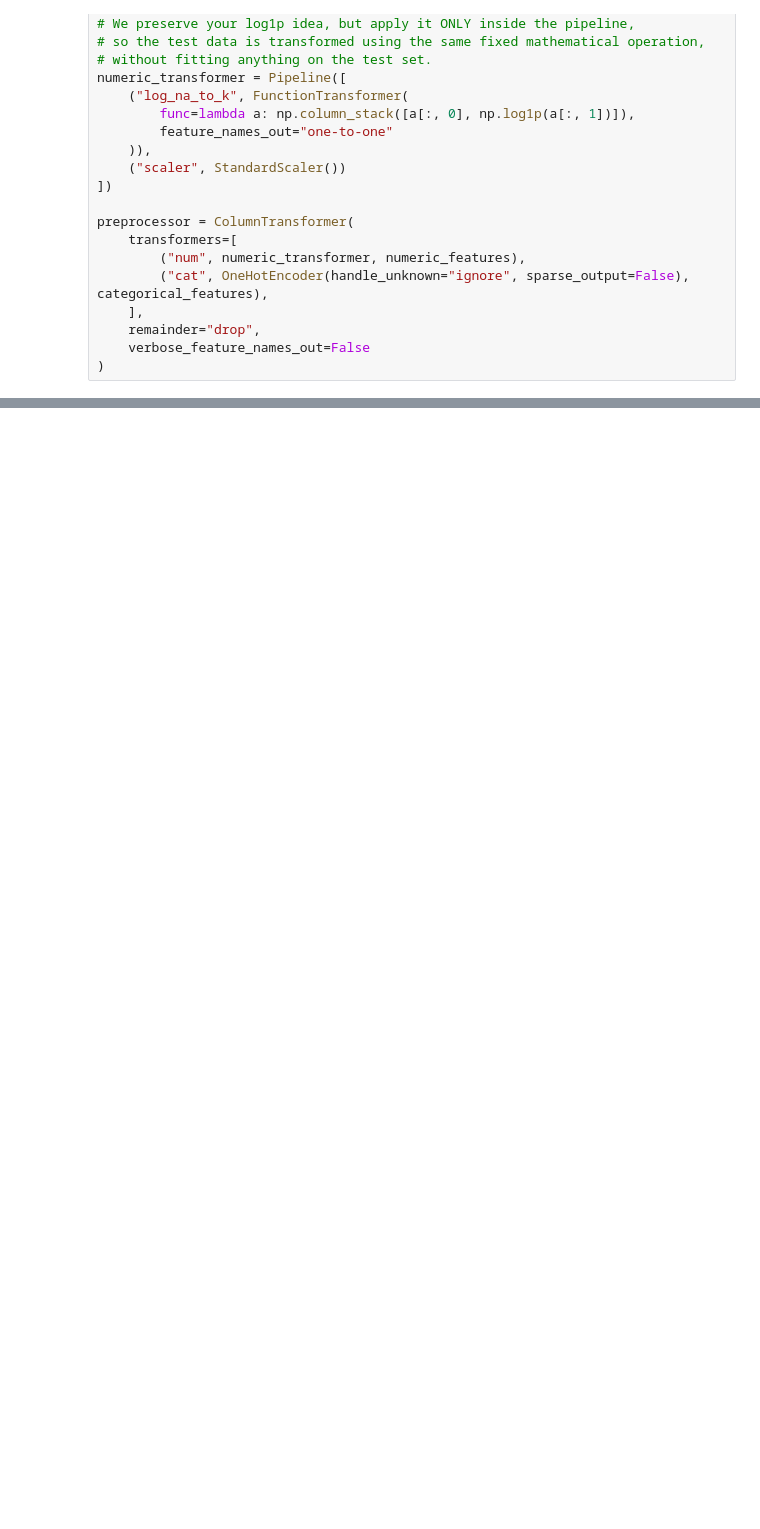
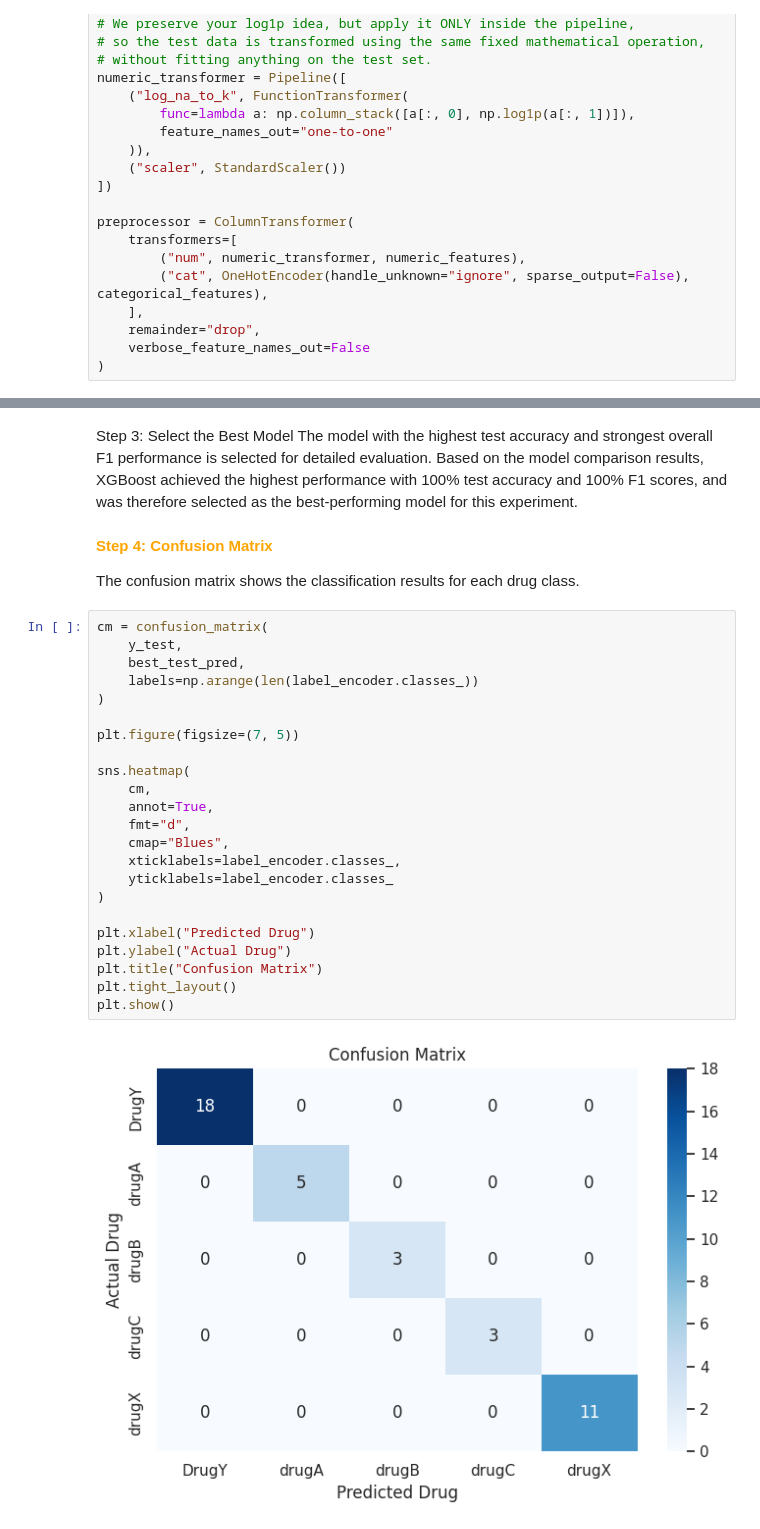
Before and after one commit to Wendmnew/clinical-drug-prediction, a Jupyter notebook: Drug_Type_Prediction.ipynb, the cells around one changed output, grey strips where cells are left out. Cells and saved outputs as stored; diff of their text form; blank space fills up the shorter version.

```diff
--- a/Drug_Type_Prediction.ipynb
+++ b/Drug_Type_Prediction.ipynb
@@ -615,0 +1259,32 @@ assert results, "No models were successfully evaluated."
+# %% [markdown]
+Step 3: Select the Best Model
+The model with the highest test accuracy and strongest overall F1 performance is selected for detailed evaluation. Based on the model comparison results, XGBoost achieved the highest performance with 100% test accuracy and 100% F1 scores, and was therefore selected as the best-performing model for this experiment.
+# %% [markdown]
+<font color="orange"><b>Step 4: Confusion Matrix</b></font>
+
+<p>The confusion matrix shows the classification results for each drug class.</p>
+# %%
+cm = confusion_matrix(
+    y_test,
+    best_test_pred,
+    labels=np.arange(len(label_encoder.classes_))
+)
+
+plt.figure(figsize=(7, 5))
+
+sns.heatmap(
+    cm,
+    annot=True,
+    fmt="d",
+    cmap="Blues",
+    xticklabels=label_encoder.classes_,
+    yticklabels=label_encoder.classes_
+)
+
+plt.xlabel("Predicted Drug")
+plt.ylabel("Actual Drug")
+plt.title("Confusion Matrix")
+plt.tight_layout()
+plt.show()
+# %% [output]
+[figure, added]
```
Also changed, not shown: parts of 151 cells of this notebook.
